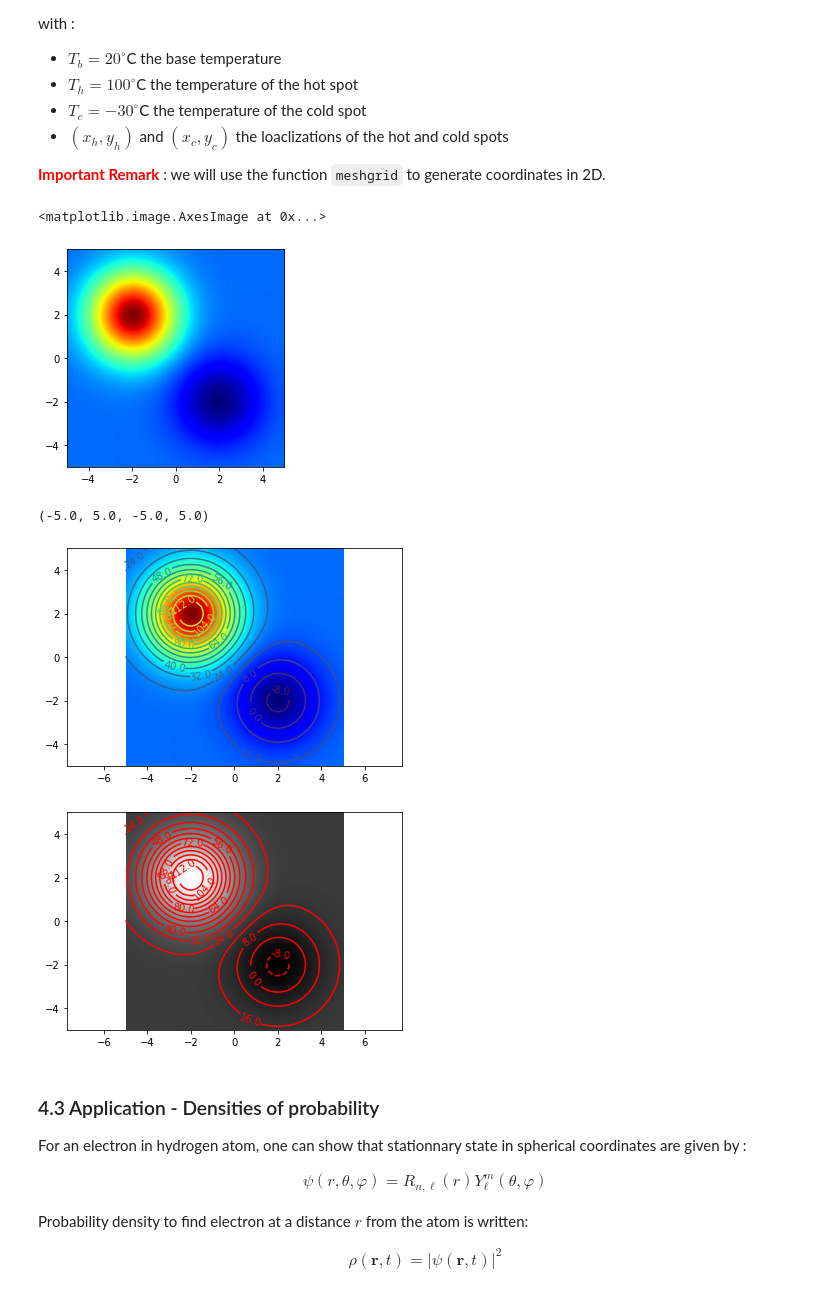
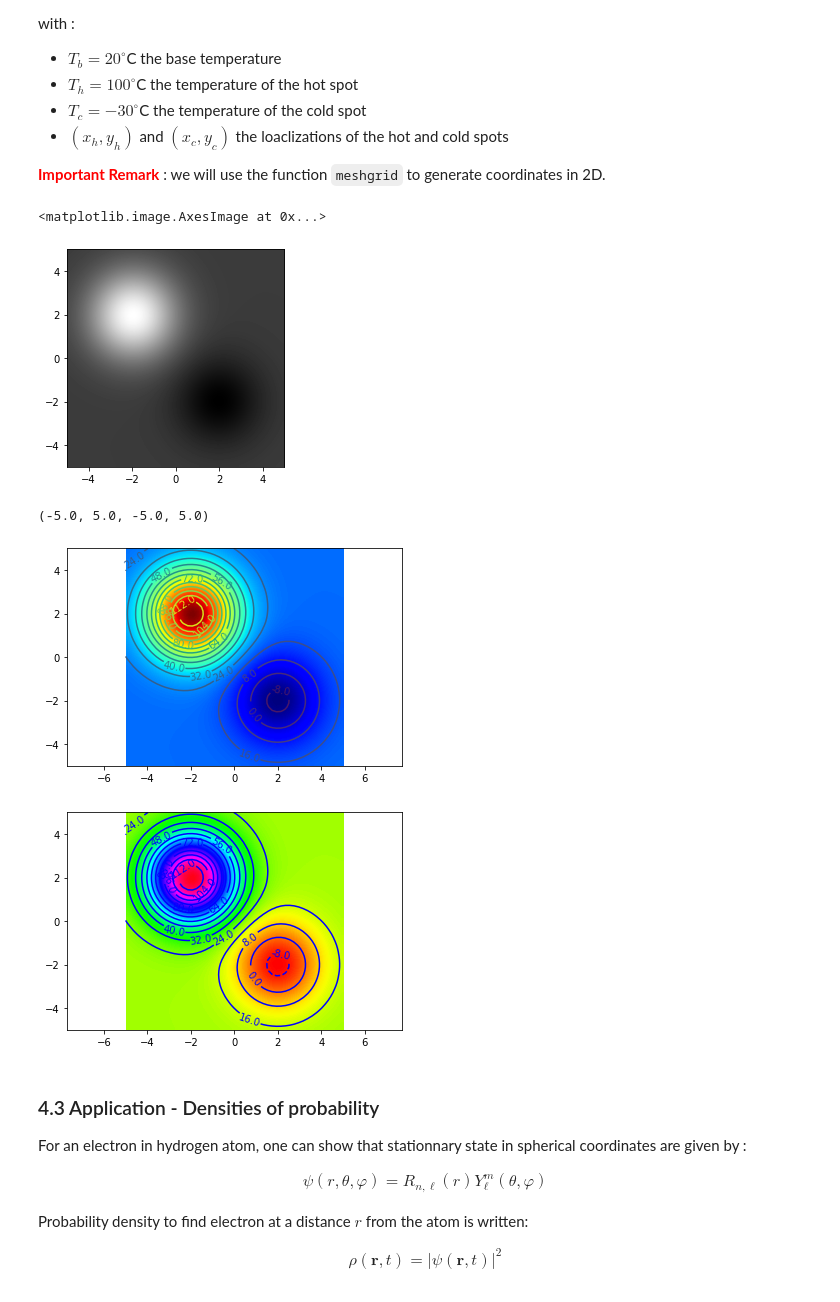
Before and after one commit to Ecole-Femto-2021/CrashCourse, a Jupyter notebook: PythonReadersDigest.ipynb, the cells around one changed output. Saved outputs shown, nothing was run; the diff lists cells and outputs as text; code cells hidden in the pictures.

```diff
--- a/PythonReadersDigest.ipynb
+++ b/PythonReadersDigest.ipynb
@@ -415,13 +608,13 @@ def sinus(x):
     return np.sin(x)
 
 # Variables
-x=np.linspace(-4*np.pi,4*np.pi,100)
-y=sinus(x)
+theta=np.linspace(-4*np.pi,4*np.pi,1000)
+y=sinus(2*np.pi*theta)
 
 plt.figure() # Open an empty figure
-plt.plot(x,y,label='la fonction') # label will be print if plt.legend() is used
+plt.plot(theta,y,label='The function') # label will be print if plt.legend() is used
 plt.title('Sinus function',fontsize=16,color='red') #title
-plt.xlabel("Time $t$ (s)")
+plt.xlabel("Angle $\\theta$ (rad)")
 plt.ylabel("$\sin(t)$")
 plt.legend()
 
@@ -439,0 +631,22 @@ Text(-10.0, 0.5, 'Here is some text')
+# %%
+# Plot the Gaussian function that you have define in the previous section
+
+plt.figure()
+x=np.linspace(-10,10,100)
+sigma=1
+amplitude=10
+y1=gauss(x,sigma,amplitude)
+y2=gauss(x,2*sigma,amplitude/1.2)
+plt.plot(x,y1,color='green',label='y1')
+plt.title('My figure 1')
+plt.xlabel('$x$')
+plt.ylabel('$y$')
+plt.legend()
+
+plt.figure()
+plt.plot(x,y2,'r',label='y2')
+
+plt.title('My figure 2')
+plt.xlabel('$x$')
+plt.ylabel('$y$')
+plt.legend()
@@ -458,37 +675,42 @@ with :
 # %%
 # Libraries import
 import numpy as np
 import matplotlib.pyplot as plt
 
 #plt.close('all')
 
 # Function definition
 def temp(x,y):
     return Tb+Th*np.exp(-((x-xh)**2.0+(y-yh)**2.0)/sigma**2.0)+Tc*np.exp(-((x-xc)**2.0+(y-yc)**2.0)/sigma**2.0)
 
 # Parameters
 xh,yh,xc,yc=-2,2,2,-2 #localization of hot and cold spots
 sigma = 2.0
 Tb,Th,Tc=20,100,-30  #Temperatures (base,hot,cold)
 xmin,xmax,ymin,ymax=-5,5,-5,5 # 2D Space
 NbX,NbY = 50,60 # Number of points along x and y
 
 # creation of 1D vector for space
 x=np.linspace(xmin,xmax,NbX)
 y=np.linspace(ymin,ymax,NbY)
 
 # creation of 2D matrices for x and y
 X,Y = np.meshgrid(x,y)
+"""
+print("The value of X is {}".format(X))
+print("The value of Y is {}".format(Y))
+# Get the temperature field
 
-# Get the temperature field
+
+print(T)
+"""
 T=temp(X,Y)
-
 # 2D plot
 plt.figure()
-plt.imshow(T,origin='lower',extent=(xmin,xmax,ymin,ymax),cmap='jet',interpolation='bilinear')
+plt.imshow(T,origin='lower',extent=(xmin,xmax,ymin,ymax),cmap='gray',interpolation='bilinear')
 # %% [output]
 <matplotlib.image.AxesImage at 0x...>
-[figure, old version]
+[figure, new version]
 # %%
 plt.figure()
 plt.imshow(T,origin='lower',extent=(xmin,xmax,ymin,ymax),cmap='jet',interpolation='bilinear')
@@ -499,14 +721,14 @@ plt.axis('equal')
 
 # 2D plot change colormap
 plt.figure()
-plt.imshow(T,origin='lower',extent=(xmin,xmax,ymin,ymax),cmap='gray',interpolation='bilinear')
-CS=plt.contour(X,Y,T,16,colors='red')
+plt.imshow(T,origin='lower',extent=(xmin,xmax,ymin,ymax),cmap='hsv',interpolation='bilinear')
+CS=plt.contour(X,Y,T,16,colors='blue')
 plt.clabel(CS,fontsize=10,fmt='%1.1f')
 plt.axis('equal')
 # %% [output]
 (-5.0, 5.0, -5.0, 5.0)
 [figure]
-[figure, old version]
+[figure, new version]
 # %% [markdown]
 ### 4.3 Application - Densities of probability
 For an electron in hydrogen atom, one can show that stationnary state in spherical coordinates are given by :
```
Also changed, not shown: parts of 63 cells of this notebook.
